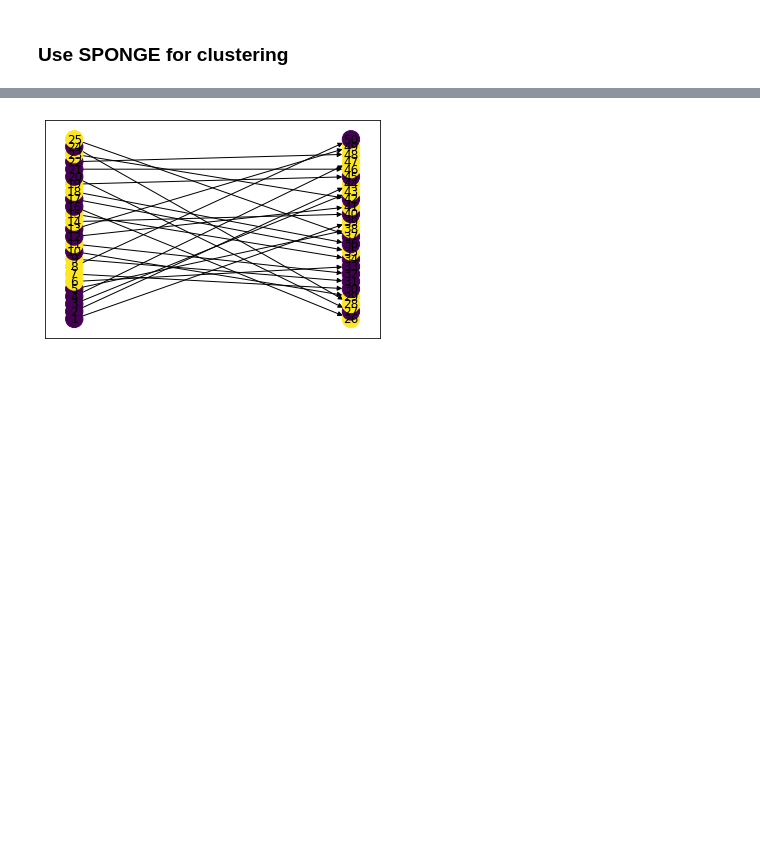
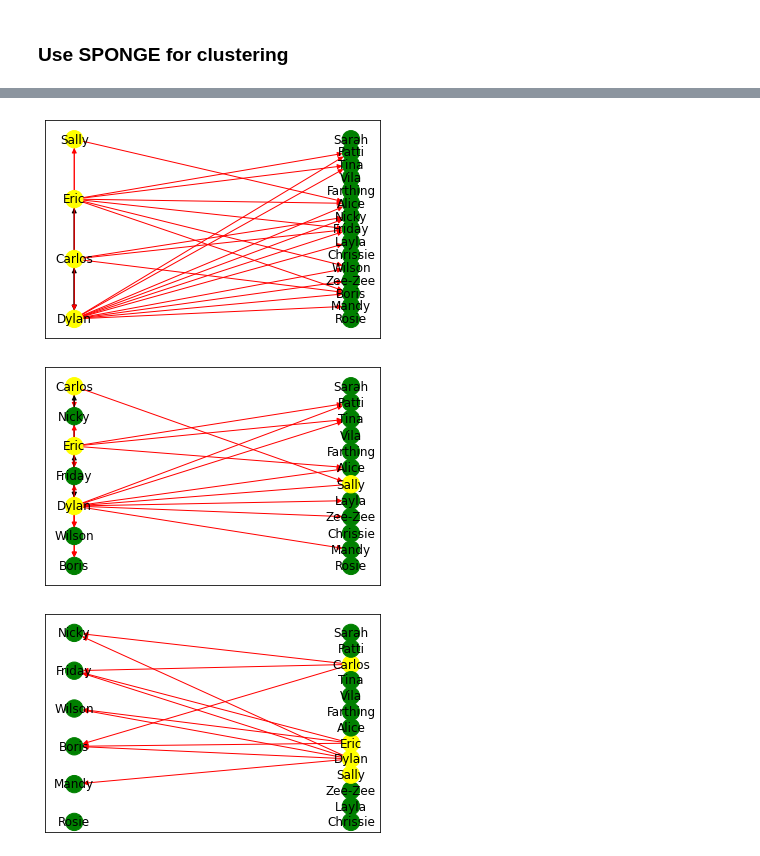
Before and after one commit to jiaao-wang98/quantum_anneling, a Jupyter notebook: Directed Networks.ipynb, the cells around one changed output, grey strips where cells are left out. Cells and saved outputs as stored; diff of their text form; code cells hidden in the pictures; blank space fills up the shorter version.

```diff
--- a/Directed Networks.ipynb
+++ b/Directed Networks.ipynb
@@ -75,10 +75,11 @@ def planted_approximate_bipartipe(N,dens,w=0.5,pl=0.2):
             j = setB[ind_j] #select a random element of the set A
             G.add_edges_from([(j,i)]) #add a directed edge from i to j
 
-    pos=nx.spring_layout(G) # pos = nx.nx_agraph.graphviz_layout(G)
-    nx.draw_networkx(G,pos)
+    #pos = nx.bipartite_layout(G, setA) # pos = nx.nx_agraph.graphviz_layout(G)
+    c = [1 if (i+1) in setA else 0 for i in range(N)]
+    nx.draw_networkx(G, node_color=c, pos=nx.bipartite_layout(G, setA))
     labels = nx.get_edge_attributes(G,'weight')
-    nx.draw_networkx_edge_labels(G,pos,edge_labels=labels)
+    nx.draw_networkx_edge_labels(G, pos=nx.bipartite_layout(G, setA),edge_labels=labels)
 
     return G, setA
 # %%
@@ -89,4 +90,4 @@ G, nodes = planted_approximate_bipartipe(10,1,w=0.5,pl=0.2)
 # %%
 # Less sparse planted approximate graph
-G, nodes = planted_approximate_bipartipe(50,3,w=0.5,pl=0.2)
+G, nodes = planted_approximate_bipartipe(20,3,w=0.3,pl=0.2)
 # %% [output]
@@ -318,4 +421,33 @@ print(pcapreds)
 # %%
-nx.draw_networkx(G, node_color=pcapreds, pos=nx.bipartite_layout(G, nodes)) #Draw the directed edges and nodes
+
+import networkx as nx
+import matplotlib.pyplot as plt
+
+
+plt.figure()
+#plt.title('Classical algorithm for a directed noised graph.')
+#nx.draw_networkx(G, node_color=pcapreds, pos=nx.bipartite_layout(G, nodes)) #Draw the directed edges and nodes
+
+color_map = ['yellow' if p == 0 else 'green' for p in pcapreds]
+#nx.draw_networkx(G, node_color=color_map, pos = nx.spring_layout(G, k=0.9, iterations=60)) #Draw the directed edges and nodes
+
+n = G.number_of_nodes()
+setA = [list(G.nodes)[i] for i in range(n) if pcapreds[i] == 0]
+
+# edge color
+colors = ['black' if G.has_edge(v, u) else 'red' for u, v in G.edges()]
+
+nx.draw_networkx(G, node_color=color_map, edge_color = colors, pos=nx.bipartite_layout(G, setA)) #Draw the directed edges and nodes
+plt.show()
+
+plt.figure()
+nx.draw_networkx(G, node_color=color_map, edge_color = colors, pos=nx.bipartite_layout(G, set_Male))
+plt.show()
+
+plt.figure()
+nx.draw_networkx(G, node_color=color_map, edge_color = colors, pos=nx.bipartite_layout(G, set_Hand))
+plt.show()
 # %% [output]
-[figure, old version]
+[figure, new version]
+[figure, added]
+[figure, added]
```
Also changed, not shown: parts of 13 cells of this notebook, 3 other files.
